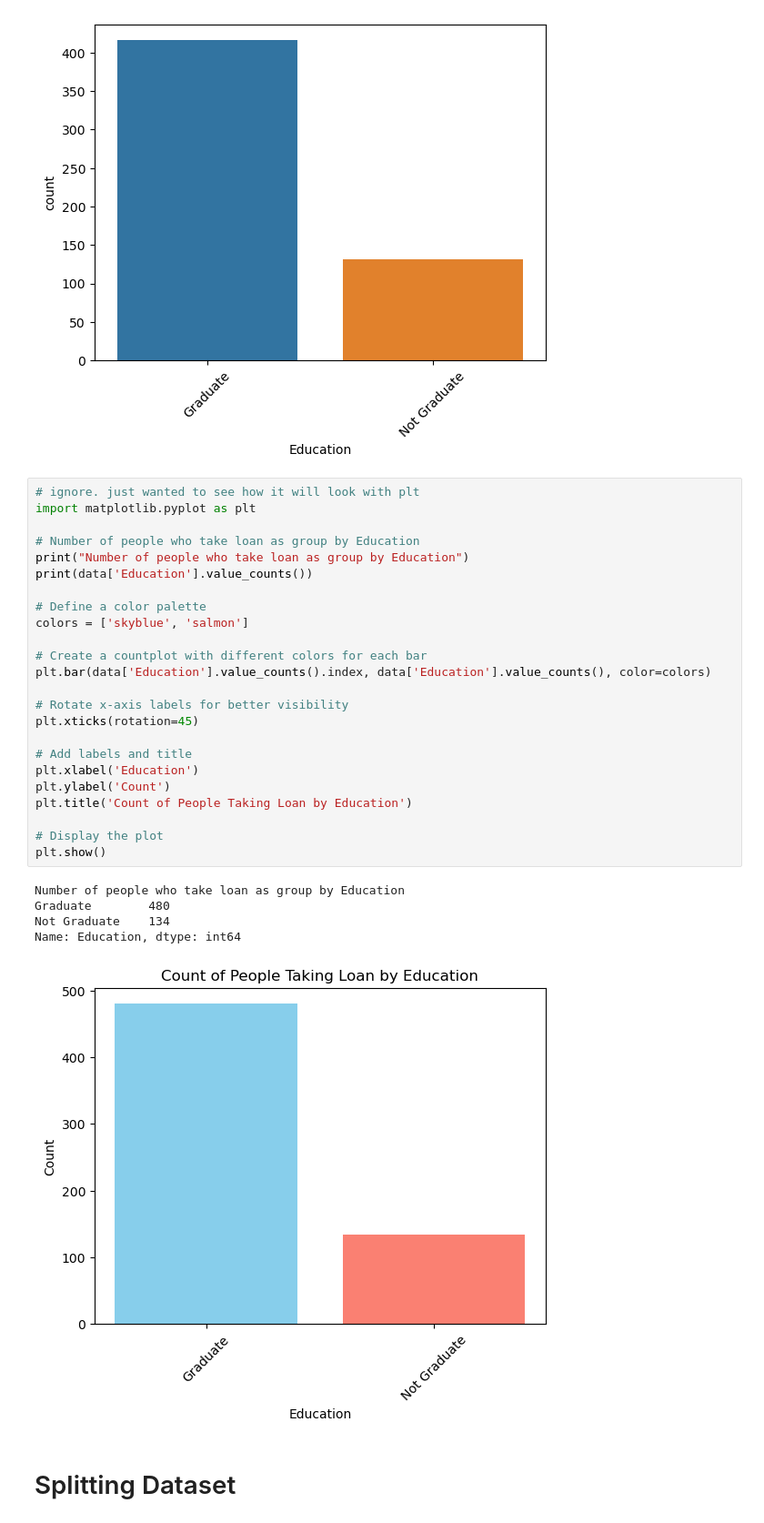
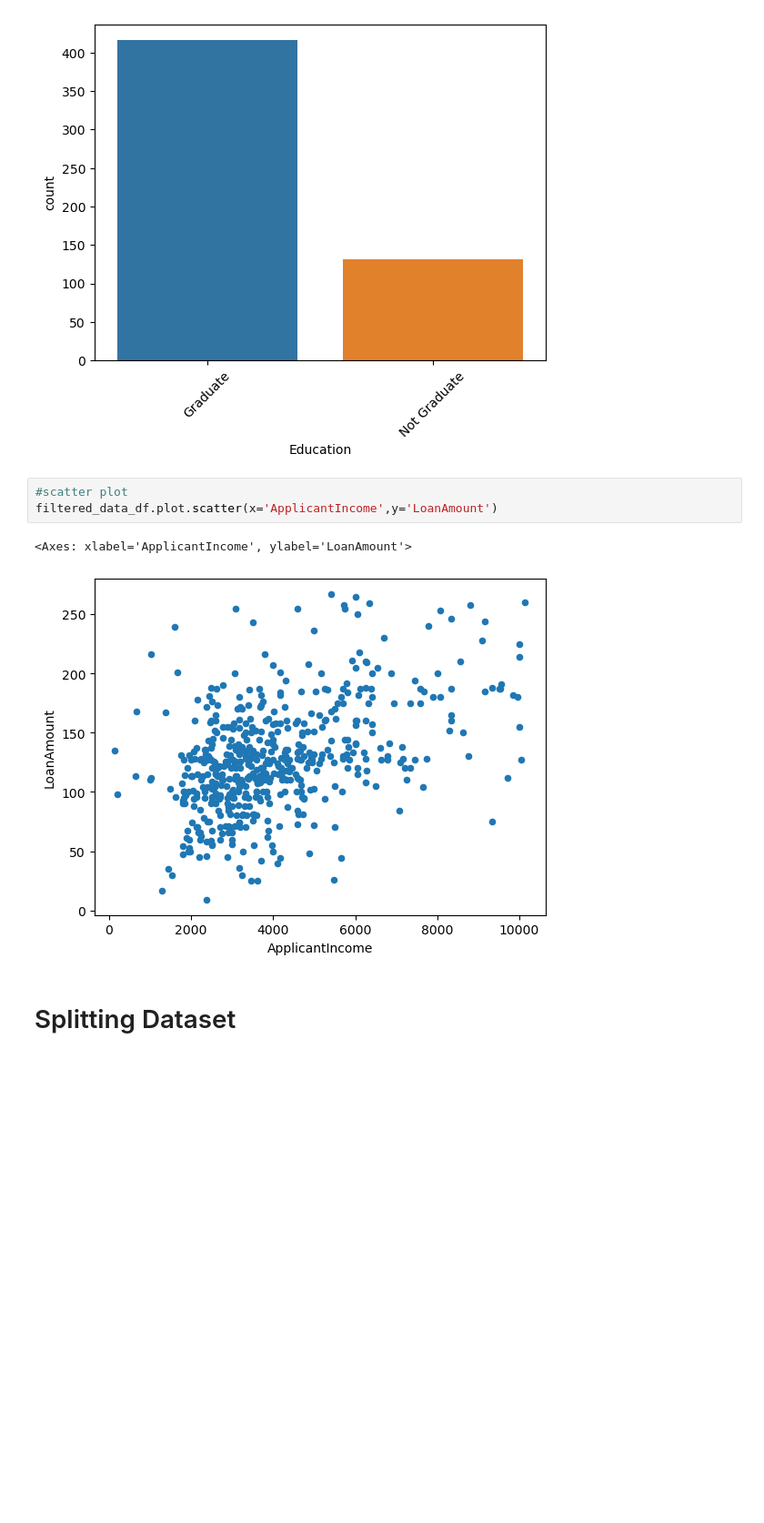
Before and after one commit to johncuevas51/Project_4_Group7, a Jupyter notebook: Loan_JC_prediction_spark.ipynb, the cells around one changed output. Shown at 91% size. Cells and saved outputs as stored; diff of their text form; blank space fills up the shorter version.

```diff
--- a/Loan_JC_prediction_spark.ipynb
+++ b/Loan_JC_prediction_spark.ipynb
@@ -356,36 +370,12 @@ Graduate        416
 Not Graduate    131
 Name: Education, dtype: int64
 [figure]
-# %%
-# ignore. just wanted to see how it will look with plt
-import matplotlib.pyplot as plt
-
-# Number of people who take loan as group by Education
-print("Number of people who take loan as group by Education")
-print(data['Education'].value_counts())
-
-# Define a color palette
-colors = ['skyblue', 'salmon']
-
-# Create a countplot with different colors for each bar
-plt.bar(data['Education'].value_counts().index, data['Education'].value_counts(), color=colors)
-
-# Rotate x-axis labels for better visibility
-plt.xticks(rotation=45)
-
-# Add labels and title
-plt.xlabel('Education')
-plt.ylabel('Count')
-plt.title('Count of People Taking Loan by Education')
-
-# Display the plot
-plt.show()
-# %% [output]
-Number of people who take loan as group by Education
-Graduate        480
-Not Graduate    134
-Name: Education, dtype: int64
-[figure, removed]
+# %%
+#scatter plot
+filtered_data_df.plot.scatter(x='ApplicantIncome',y='LoanAmount')
+# %% [output]
+<Axes: xlabel='ApplicantIncome', ylabel='LoanAmount'>
+[figure, added]
 # %% [markdown]
 # Splitting Dataset
 # %%
```
Also changed, not shown: parts of 21 cells of this notebook.
